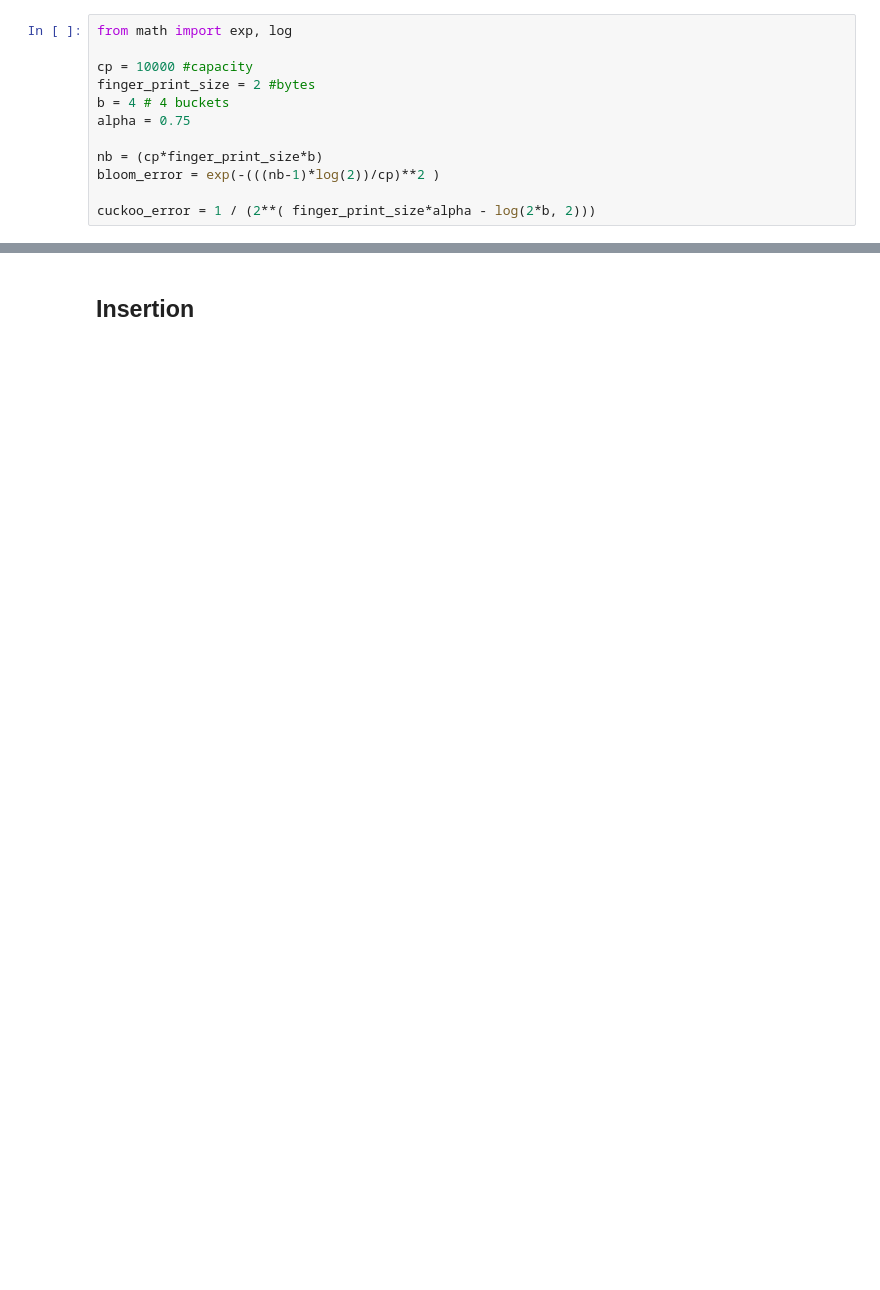
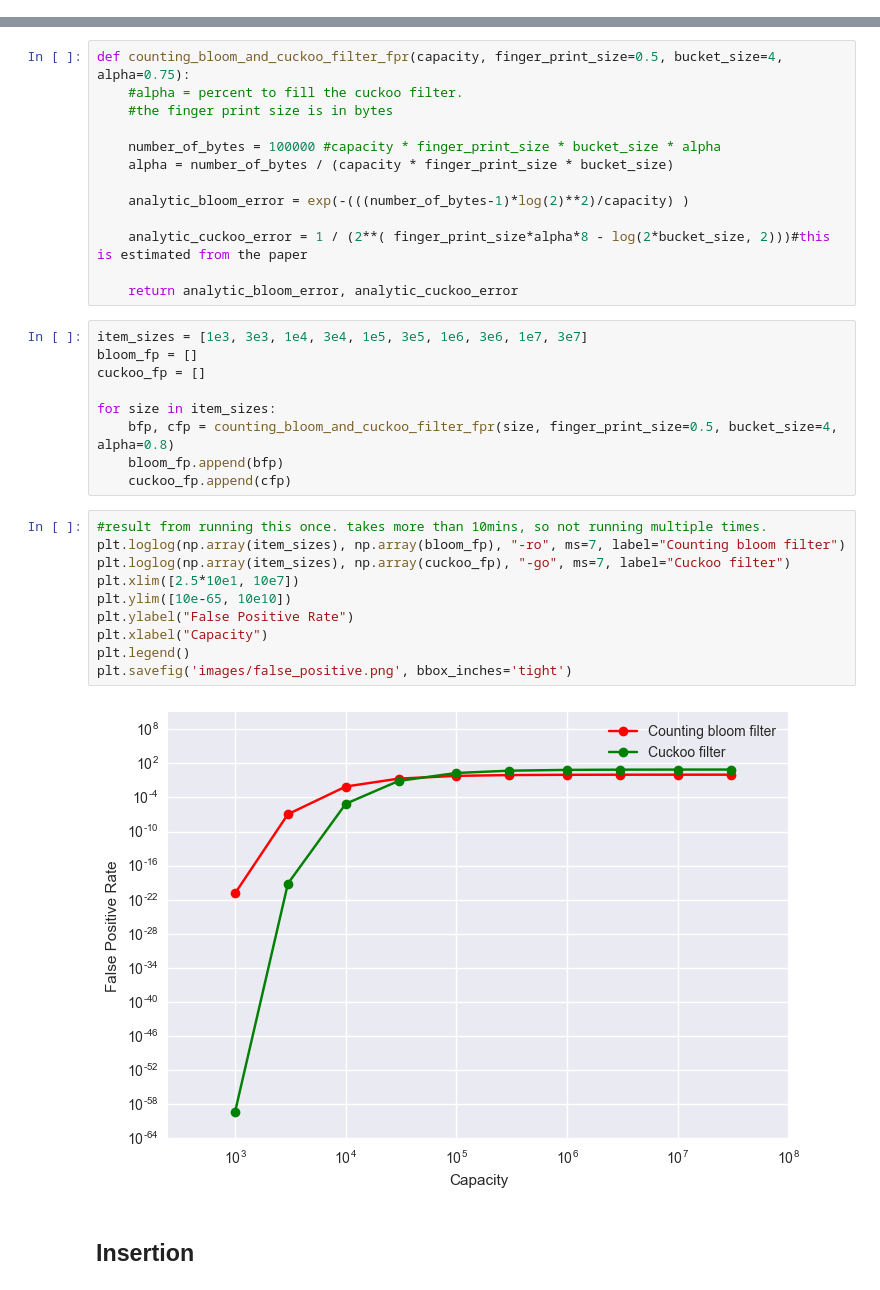
Before and after one commit to fastforwardlabs/cuckoofilter, a Jupyter notebook: bench_marking_notebook.ipynb, the cells around one changed output, grey strips where cells are left out. Saved outputs shown, nothing was run; the diff lists cells and outputs as text; blank space fills up the shorter version.

```diff
--- a/bench_marking_notebook.ipynb
+++ b/bench_marking_notebook.ipynb
@@ -14,15 +15,3 @@ try:
     sns.set(context='notebook', style='darkgrid',  font='sans-serif', font_scale=1)
 except ImportError: #proceed anyway even if user does not have seaborn.
     pass
-# %%
-from math import exp, log
-
-cp = 10000 #capacity
-finger_print_size = 2 #bytes
-b = 4 # 4 buckets
-alpha = 0.75
-
-nb = (cp*finger_print_size*b)
-bloom_error = exp(-(((nb-1)*log(2))/cp)**2 )
-
-cuckoo_error = 1 / (2**( finger_print_size*alpha - log(2*b, 2)))
@@ -41,3 +20,37 @@ nb
+# %%
+def counting_bloom_and_cuckoo_filter_fpr(capacity, finger_print_size=0.5, bucket_size=4, alpha=0.75):
+    #alpha = percent to fill the cuckoo filter.
+    #the finger print size is in bytes
+
+    number_of_bytes = 100000 #capacity * finger_print_size * bucket_size * alpha
+    alpha = number_of_bytes / (capacity * finger_print_size * bucket_size)
+
+    analytic_bloom_error = exp(-(((number_of_bytes-1)*log(2)**2)/capacity) )
+
+    analytic_cuckoo_error = 1 / (2**( finger_print_size*alpha*8 - log(2*bucket_size, 2)))#this is estimated from the paper
+
+    return analytic_bloom_error, analytic_cuckoo_error
+# %%
+item_sizes = [1e3, 3e3, 1e4, 3e4, 1e5, 3e5, 1e6, 3e6, 1e7, 3e7]
+bloom_fp = []
+cuckoo_fp = []
+
+for size in item_sizes:
+    bfp, cfp = counting_bloom_and_cuckoo_filter_fpr(size, finger_print_size=0.5, bucket_size=4, alpha=0.8)
+    bloom_fp.append(bfp)
+    cuckoo_fp.append(cfp)
+# %%
+#result from running this once. takes more than 10mins, so not running multiple times.
+plt.loglog(np.array(item_sizes), np.array(bloom_fp), "-ro", ms=7, label="Counting bloom filter")
+plt.loglog(np.array(item_sizes), np.array(cuckoo_fp), "-go", ms=7, label="Cuckoo filter")
+plt.xlim([2.5*10e1, 10e7])
+plt.ylim([10e-65, 10e10])
+plt.ylabel("False Positive Rate")
+plt.xlabel("Capacity")
+plt.legend()
+plt.savefig('images/false_positive.png', bbox_inches='tight')
+# %% [output]
+[figure, added]
 # %% [markdown]
 ## Insertion
 # %%
```
Also changed, not shown: parts of 18 cells of this notebook, 4 other files.
